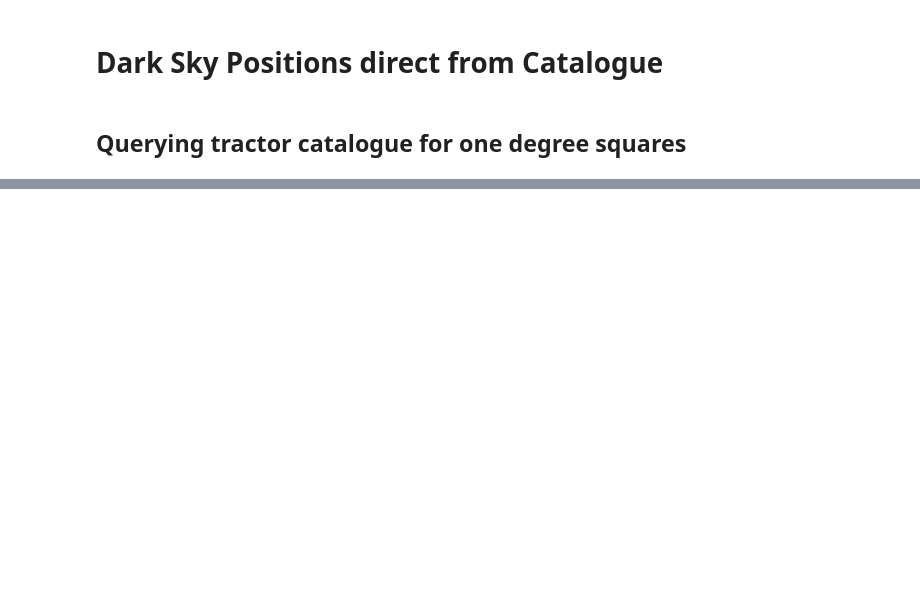
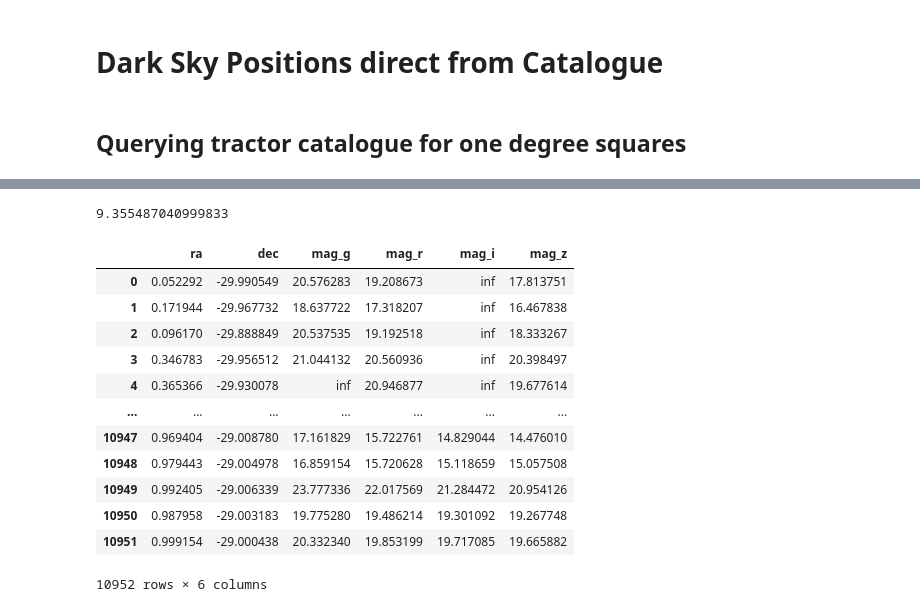
Before and after one commit to cyb0rb/WiFeS_Catalog, a Jupyter notebook: optimise_queries.ipynb, the cells around one changed output, grey strips where cells are left out. Cells and saved outputs as stored; diff of their text form; code cells hidden in the pictures; blank space fills up the shorter version.

```diff
--- a/optimise_queries.ipynb
+++ b/optimise_queries.ipynb
@@ -30,22 +30,25 @@ def timer(func):
 ## Querying tractor catalogue for one degree squares
 # %%
 @timer
-def query_tractor(ra, dec, square, query_dist=1.0):
+def query_tractor(ra, dec, query_dist=1.0):
     """Queries the Astro Data Lab for the ra, dec and mag_g of the objects within a square of side length (dist).
     dist is in degrees
     """
     # Bounds of the square we are querying objects for
     ra_min=ra
-    ra_max = ra + query_dist*square
+    ra_max = ra + query_dist
     dec_min=dec
-    dec_max = dec + query_dist*square
+    dec_max = dec + query_dist
 
     query = f"""
-    SELECT ra, dec, mag_g
+    SELECT ra, dec, mag_g,mag_r,mag_i,mag_z
     FROM ls_dr10.tractor_s
     WHERE ra >= ({ra_min}) AND ra < ({ra_max})
     AND dec >= ({dec_min}) AND dec < ({dec_max})
-    AND mag_g <= 21 AND mag_g >= 16
+    AND (mag_g<=21 AND mag_g>=16
+        OR mag_r<=21 AND mag_r>=16
+        OR mag_i<=21 AND mag_i>=16
+        OR mag_z<=21 AND mag_z>=16)
     """
 
     # check if this completes successfuly
@@ -66,0 +65,18 @@ plt.plot(x,y)
+# %%
+brick_info = query_tractor(0,-30,1)
+brick_info
+# %% [output]
+9.355487040999833
+|  | ra | dec | mag_g | mag_r | mag_i | mag_z |
+| 0 | 0.052292 | -29.990549 | 20.576283 | 19.208673 | inf | 17.813751 |
+| 1 | 0.171944 | -29.967732 | 18.637722 | 17.318207 | inf | 16.467838 |
+| 2 | 0.096170 | -29.888849 | 20.537535 | 19.192518 | inf | 18.333267 |
+| 3 | 0.346783 | -29.956512 | 21.044132 | 20.560936 | inf | 20.398497 |
+| 4 | 0.365366 | -29.930078 | inf | 20.946877 | inf | 19.677614 |
+| ... | ... | ... | ... | ... | ... | ... |
+| 10947 | 0.969404 | -29.008780 | 17.161829 | 15.722761 | 14.829044 | 14.476010 |
+| 10948 | 0.979443 | -29.004978 | 16.859154 | 15.720628 | 15.118659 | 15.057508 |
+| 10949 | 0.992405 | -29.006339 | 23.777336 | 22.017569 | 21.284472 | 20.954126 |
+| 10950 | 0.987958 | -29.003183 | 19.775280 | 19.486214 | 19.301092 | 19.267748 |
+| 10951 | 0.999154 | -29.000438 | 20.332340 | 19.853199 | 19.717085 | 19.665882 |
+10952 rows × 6 columns
```
Also changed, not shown: parts of 3 cells of this notebook, 2 other files.
